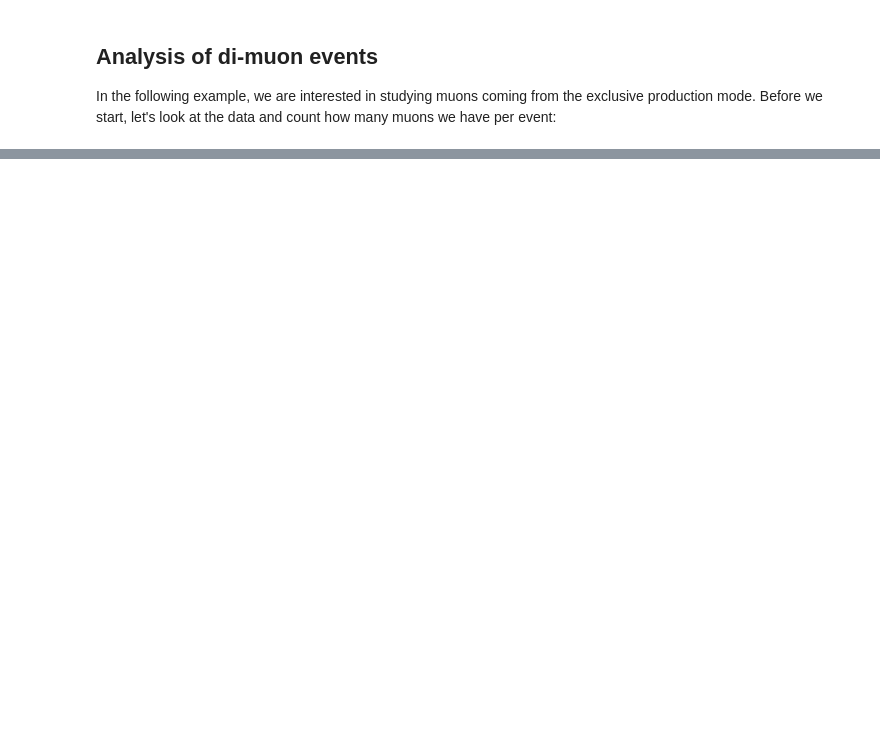
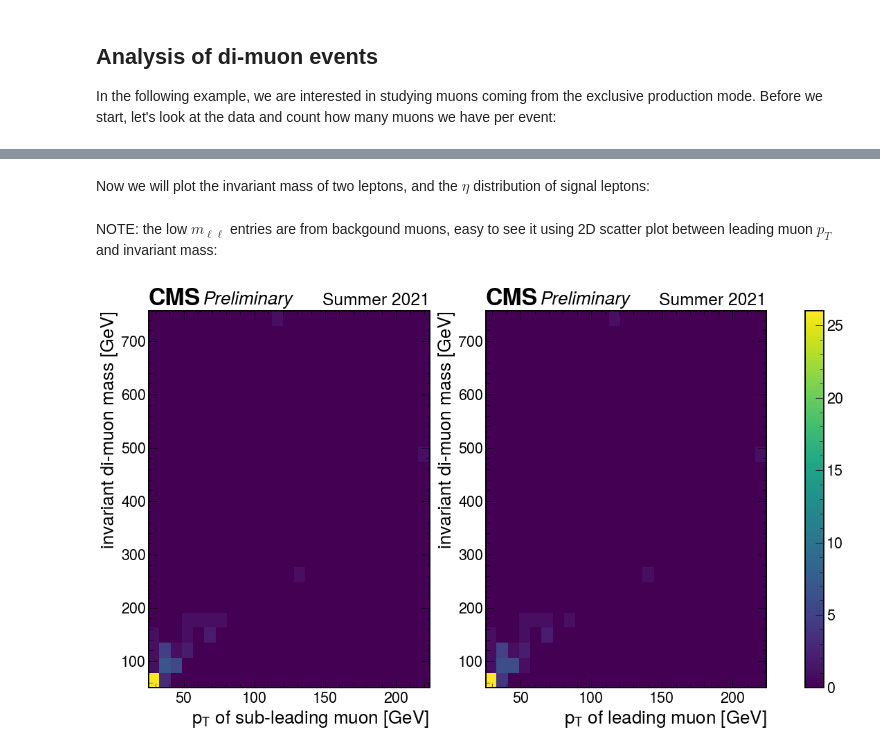
Before and after one commit to jloemker/SWAN, a Jupyter notebook: Analysis_notebook.ipynb, the cells around one changed output, grey strips where cells are left out. Saved outputs shown, nothing was run; the diff lists cells and outputs as text; code cells hidden in the pictures; blank space fills up the shorter version.

```diff
--- a/Analysis_notebook.ipynb
+++ b/Analysis_notebook.ipynb
@@ -1036,0 +272,18 @@ analysis = pd.DataFrame(data=data)
+# %% [markdown]
+Now we will plot the invariant mass of two leptons, and the $\eta$ distribution of signal leptons:
+# %% [markdown]
+NOTE: the low $m_{\ell\ell}$ entries are from backgound muons, easy to see it using 2D scatter plot between leading muon $p_T$ and invariant mass:
+# %%
+
+#plot correlation between muon pt and inv mass
+fig, axes = plt.subplots(1,2,figsize=(20,10) )
+axes[0].hist2d( analysis['s_mu2_pt'].values, analysis['s_mll'].values, bins=(25,25) , cmap='viridis')
+axes[0].set(xlabel=r'$p_T$ of sub-leading muon [GeV]', ylabel='invariant di-muon mass [GeV]')
+
+h = axes[1].hist2d( analysis['s_mu1_pt'].values, analysis['s_mll'].values, bins=(25,25) , cmap='viridis')
+axes[1].set(xlabel=r'$p_T$ of leading muon [GeV]', ylabel='invariant di-muon mass [GeV]')
+fig.colorbar(h[3], ax=axes)
+for i in range(2): hep.cms.label(llabel="Preliminary", rlabel="Summer 2021", ax=axes[i])
+plt.savefig('Correct/dimuon_pT_invm_correlation.png')
+# %% [output]
+[figure, added]
```
Also changed, not shown: parts of 89 cells of this notebook.
